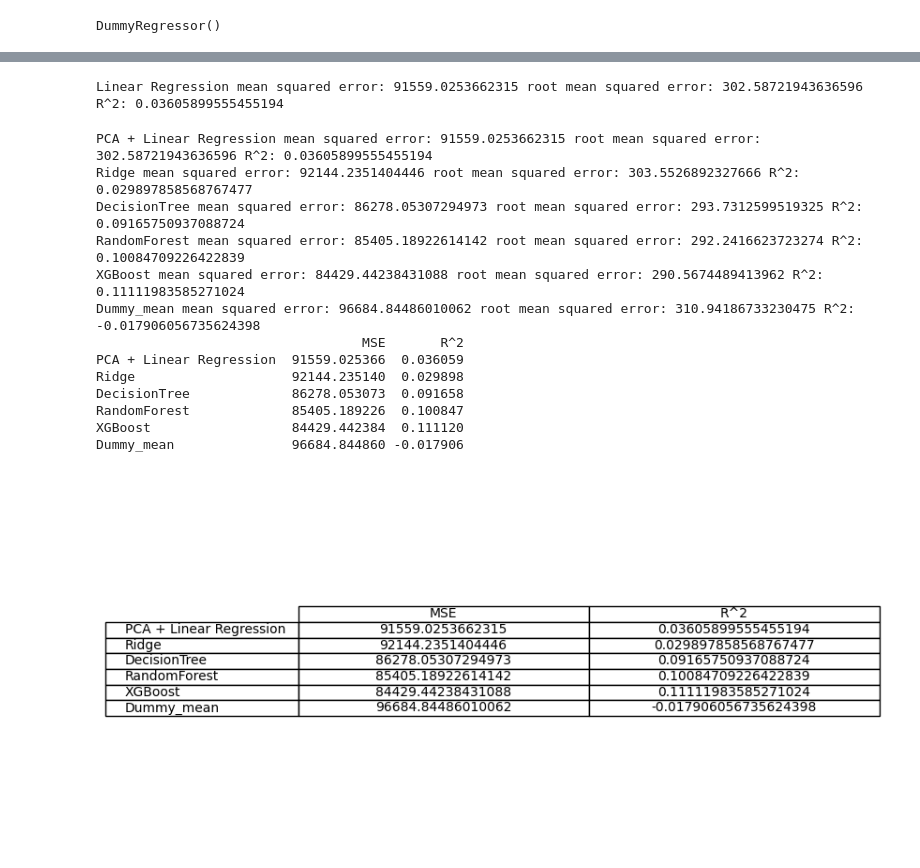
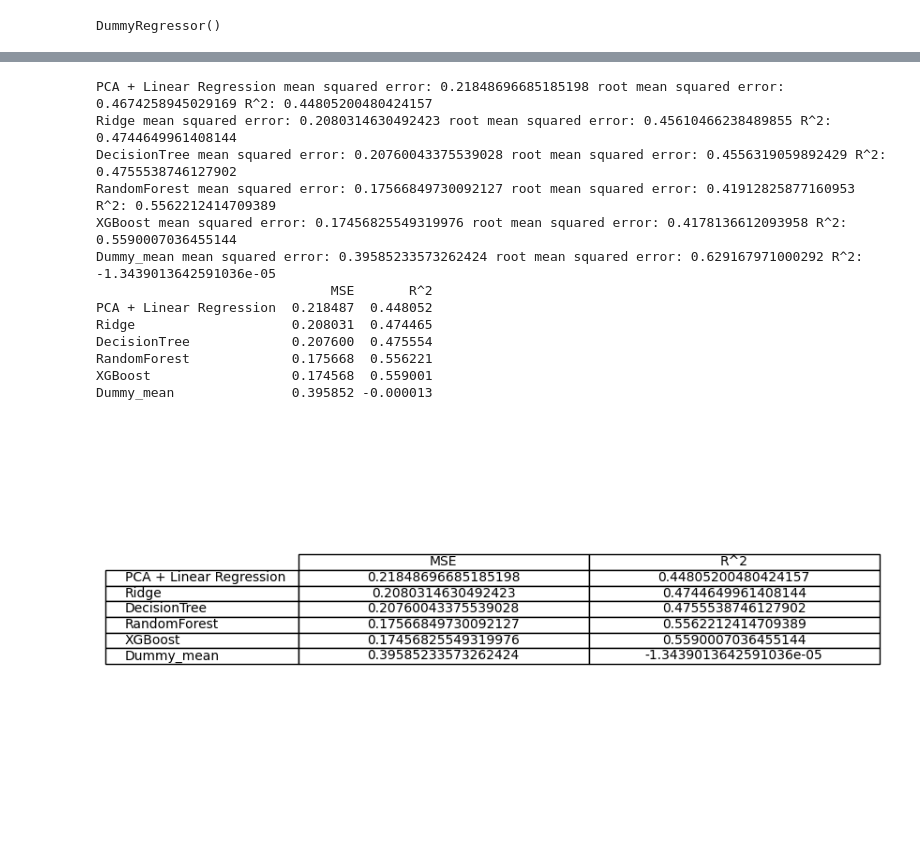
Before and after one commit to LorenzoBonanni/RomeAirbnbAnalysis, a Jupyter notebook: model.ipynb, the cells around one changed output, grey strips where cells are left out. Drawn from its saved outputs; the diff is of its cells as text; code cells hidden in the pictures; blank space fills up the shorter version.

```diff
--- a/model.ipynb
+++ b/model.ipynb
@@ -192,7 +176,7 @@ grid_search_lasso = GridSearchCV(
     param_grid=param_grid,
     scoring=scoring,
     cv=KFold(5, random_state=2, shuffle=True),
-    n_jobs=-1
+    n_jobs=-2
 )
 grid_search_lasso.fit(X_train, y_train)
 print("Best parameters found: ", grid_search_lasso.best_params_)
@@ -218,7 +202,7 @@ grid_search_dt = GridSearchCV(
     param_grid=param_grid,
     scoring=scoring,
     cv=KFold(5, random_state=2, shuffle=True),
-    n_jobs=-1,
+    n_jobs=-2,
     verbose=1
 )
 grid_search_dt.fit(X_train, y_train)
@@ -244,7 +228,7 @@ grid_search_rf = GridSearchCV(
     param_grid=param_grid,
     scoring=scoring,
     cv=KFold(5, random_state=2, shuffle=True),
-    n_jobs=-1,
+    n_jobs=-2,
     verbose=1
 )
 grid_search_rf.fit(X_train, y_train)
@@ -266,7 +250,7 @@ grid_search_xgb = GridSearchCV(
     param_grid=param_grid,
     scoring=scoring,
     cv=KFold(5, random_state=2, shuffle=True),
-    n_jobs=-1
+    n_jobs=-2
 )
 grid_search_xgb.fit(X_train, y_train)
 print("Best parameters found: ", grid_search_xgb.best_params_)
@@ -307,15 +266,3 @@ Dummy_mean mean squared error: 96684.84486010062 root mean squared error: 310.94
-# %%
-model = grid_search_linreg.best_estimator_
-name = "PCA + Linear Regression"
-X_test_transform = pca.transform(X_test)
-predictions = model.predict(X_test_transform)
-mse = mean_squared_error(np.exp(y_test), np.exp(predictions))
-rmse = np.sqrt(mse)
-r_squared = r2_score(np.exp(y_test), np.exp(predictions))
-performance[name] = mse
-print(f"{name} mean squared error: {mse}", f"root mean squared error: {rmse}", f"R^2: {r_squared}")
-# %% [output]
-Linear Regression mean squared error: 91559.0253662315 root mean squared error: 302.58721943636596 R^2: 0.03605899555455194
 # %%
 import matplotlib.table as tbl
 
@@ -327,9 +274,9 @@ model = grid_search_linreg.best_estimator_
 name = "PCA + Linear Regression"
 X_test_transform = pca.transform(X_test)
 predictions = model.predict(X_test_transform)
-mse = mean_squared_error(np.exp(y_test), np.exp(predictions))
+mse = mean_squared_error(y_test, predictions)
 rmse = np.sqrt(mse)
-r_squared = r2_score(np.exp(y_test), np.exp(predictions))
+r_squared = r2_score(y_test, predictions)
 performance[name] = {'MSE': mse, 'R^2': r_squared}
 print(f"{name} mean squared error: {mse}", f"root mean squared error: {rmse}", f"R^2: {r_squared}")
 
@@ -339,49 +286,49 @@ trained = {
     'DecisionTree': grid_search_dt.best_estimator_,
     'RandomForest': grid_search_rf.best_estimator_,
     'XGBoost': grid_search_xgb.best_estimator_,
     'Dummy_mean': dummy_reg_mean
 }
 
 # Evaluate performance for each model in 'trained'
 for name, model in trained.items():
     predictions = model.predict(X_test)
-    mse = mean_squared_error(np.exp(y_test), np.exp(predictions))
+    mse = mean_squared_error(y_test, predictions)
     rmse = np.sqrt(mse)
-    r_squared = r2_score(np.exp(y_test), np.exp(predictions))
+    r_squared = r2_score(y_test, predictions)
     performance[name] = {'MSE': mse, 'R^2': r_squared}
     print(f"{name} mean squared error: {mse}", f"root mean squared error: {rmse}", f"R^2: {r_squared}")
 
 
 # Convert the performance dictionary to a DataFrame
 performance_df = pd.DataFrame(performance).T
 print(performance_df)
 
 # Create a table and save it as an image
 fig, ax = plt.subplots(figsize=(8, 5))  # set size frame
 ax.axis('tight')
 ax.axis('off')
 table = tbl.table(ax, cellText=performance_df.values, colLabels=performance_df.columns, rowLabels=performance_df.index, cellLoc='center', loc='center')
 table.auto_set_font_size(False)
 table.set_fontsize(10)
 table.scale(1, 1)
 
 plt.savefig('model_performance.png', dpi=300, bbox_inches='tight')
 plt.show()
 # %% [output]
-PCA + Linear Regression mean squared error: 91559.0253662315 root mean squared error: 302.58721943636596 R^2: 0.03605899555455194
-Ridge mean squared error: 92144.2351404446 root mean squared error: 303.5526892327666 R^2: 0.029897858568767477
-DecisionTree mean squared error: 86278.05307294973 root mean squared error: 293.7312599519325 R^2: 0.09165750937088724
-RandomForest mean squared error: 85405.18922614142 root mean squared error: 292.2416623723274 R^2: 0.10084709226422839
-XGBoost mean squared error: 84429.44238431088 root mean squared error: 290.5674489413962 R^2: 0.11111983585271024
-Dummy_mean mean squared error: 96684.84486010062 root mean squared error: 310.94186733230475 R^2: -0.017906056735624398
-                                  MSE       R^2
-PCA + Linear Regression  91559.025366  0.036059
-Ridge                    92144.235140  0.029898
-DecisionTree             86278.053073  0.091658
-RandomForest             85405.189226  0.100847
-XGBoost                  84429.442384  0.111120
-Dummy_mean               96684.844860 -0.017906
+PCA + Linear Regression mean squared error: 0.21848696685185198 root mean squared error: 0.4674258945029169 R^2: 0.44805200480424157
+Ridge mean squared error: 0.2080314630492423 root mean squared error: 0.45610466238489855 R^2: 0.4744649961408144
+DecisionTree mean squared error: 0.20760043375539028 root mean squared error: 0.4556319059892429 R^2: 0.4755538746127902
+RandomForest mean squared error: 0.17566849730092127 root mean squared error: 0.41912825877160953 R^2: 0.5562212414709389
+XGBoost mean squared error: 0.17456825549319976 root mean squared error: 0.4178136612093958 R^2: 0.5590007036455144
+Dummy_mean mean squared error: 0.39585233573262424 root mean squared error: 0.629167971000292 R^2: -1.3439013642591036e-05
+                              MSE       R^2
+PCA + Linear Regression  0.218487  0.448052
+Ridge                    0.208031  0.474465
+DecisionTree             0.207600  0.475554
+RandomForest             0.175668  0.556221
+XGBoost                  0.174568  0.559001
+Dummy_mean               0.395852 -0.000013
-[figure, old version]
+[figure, new version]
 # %%
 plt.figure(figsize=(10, 7))
 bars = plt.bar(performance_df.index, performance_df['MSE'], color=['skyblue', 'lightgreen', 'gold','orange','lightcoral','lightgrey'])
```
Also changed, not shown: parts of 18 cells of this notebook, 8 other files.
